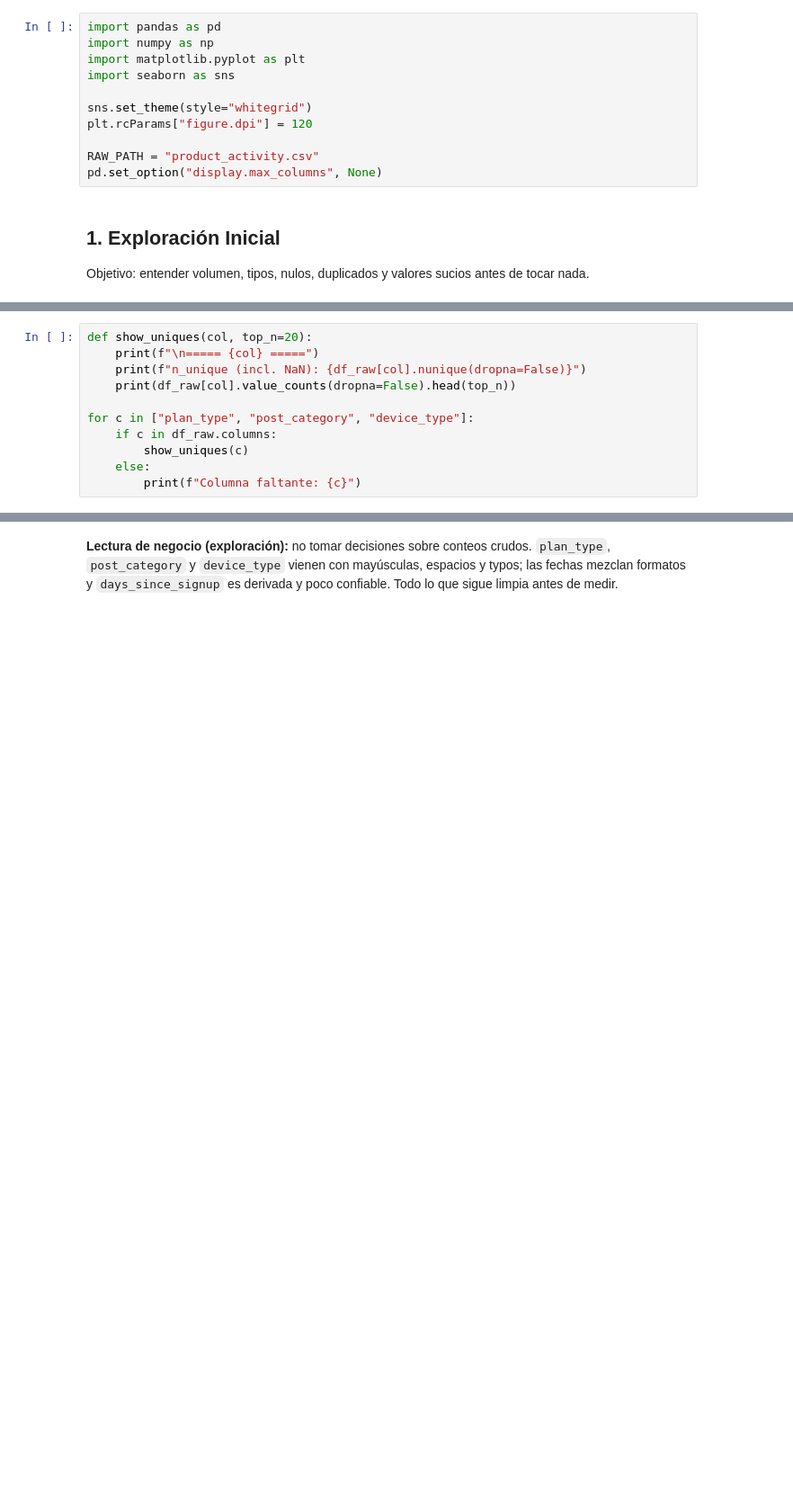
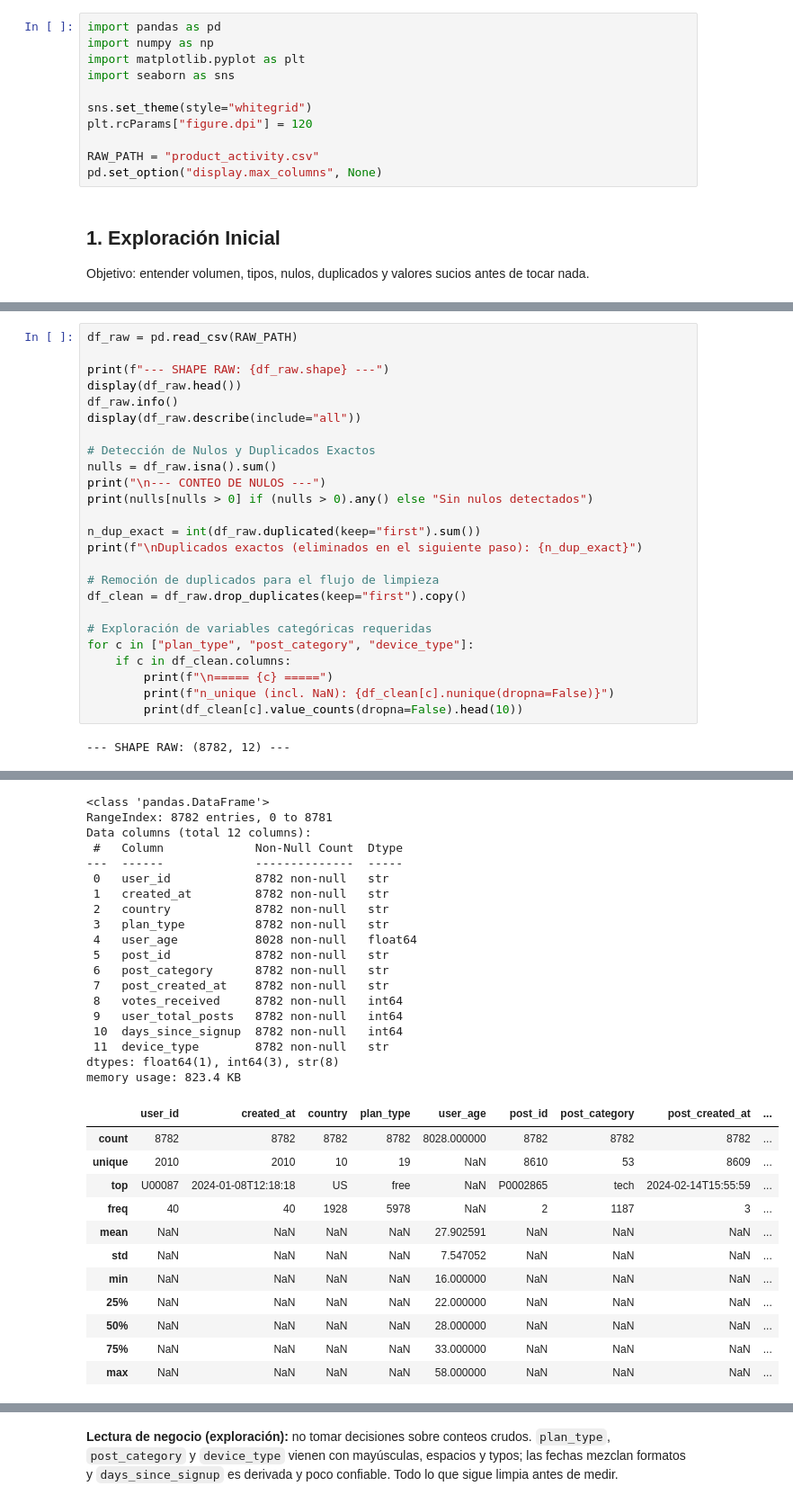
Before and after one commit to EL-Alans-23/TheHuddle9, a Jupyter notebook: IceAnalytics.ipynb, the cells around one changed output, grey strips where cells are left out. Shown at 90% size. Saved outputs shown, nothing was run; the diff lists cells and outputs as text; blank space fills up the shorter version.

```diff
--- a/IceAnalytics.ipynb
+++ b/IceAnalytics.ipynb
@@ -44,11 +24,0 @@ print(f"\nDuplicados exactos (filas 100% idénticas): {n_dup_exact}")
-# %%
-def show_uniques(col, top_n=20):
-    print(f"\n===== {col} =====")
-    print(f"n_unique (incl. NaN): {df_raw[col].nunique(dropna=False)}")
-    print(df_raw[col].value_counts(dropna=False).head(top_n))
-
-for c in ["plan_type", "post_category", "device_type"]:
-    if c in df_raw.columns:
-        show_uniques(c)
-    else:
-        print(f"Columna faltante: {c}")
@@ -81,0 +25,27 @@ else:
+# %%
+df_raw = pd.read_csv(RAW_PATH)
+
+print(f"--- SHAPE RAW: {df_raw.shape} ---")
+display(df_raw.head())
+df_raw.info()
+display(df_raw.describe(include="all"))
+
+# Detección de Nulos y Duplicados Exactos
+nulls = df_raw.isna().sum()
+print("\n--- CONTEO DE NULOS ---")
+print(nulls[nulls > 0] if (nulls > 0).any() else "Sin nulos detectados")
+
+n_dup_exact = int(df_raw.duplicated(keep="first").sum())
+print(f"\nDuplicados exactos (eliminados en el siguiente paso): {n_dup_exact}")
+
+# Remoción de duplicados para el flujo de limpieza
+df_clean = df_raw.drop_duplicates(keep="first").copy()
+
+# Exploración de variables categóricas requeridas
+for c in ["plan_type", "post_category", "device_type"]:
+    if c in df_clean.columns:
+        print(f"\n===== {c} =====")
+        print(f"n_unique (incl. NaN): {df_clean[c].nunique(dropna=False)}")
+        print(df_clean[c].value_counts(dropna=False).head(10))
+# %% [output]
+--- SHAPE RAW: (8782, 12) ---
@@ -81,0 +58,31 @@ else:
+<class 'pandas.DataFrame'>
+RangeIndex: 8782 entries, 0 to 8781
+Data columns (total 12 columns):
+ #   Column             Non-Null Count  Dtype
+---  ------             --------------  -----
+ 0   user_id            8782 non-null   str
+ 1   created_at         8782 non-null   str
+ 2   country            8782 non-null   str
+ 3   plan_type          8782 non-null   str
+ 4   user_age           8028 non-null   float64
+ 5   post_id            8782 non-null   str
+ 6   post_category      8782 non-null   str
+ 7   post_created_at    8782 non-null   str
+ 8   votes_received     8782 non-null   int64
+ 9   user_total_posts   8782 non-null   int64
+ 10  days_since_signup  8782 non-null   int64
+ 11  device_type        8782 non-null   str
+dtypes: float64(1), int64(3), str(8)
+memory usage: 823.4 KB
+|  | user_id | created_at | country | plan_type | user_age | post_id | post_category | post_created_at | ... |
+| count | 8782 | 8782 | 8782 | 8782 | 8028.000000 | 8782 | 8782 | 8782 | ... |
+| unique | 2010 | 2010 | 10 | 19 | NaN | 8610 | 53 | 8609 | ... |
+| top | U00087 | 2024-01-08T12:18:18 | US | free | NaN | P0002865 | tech | 2024-02-14T15:55:59 | ... |
+| freq | 40 | 40 | 1928 | 5978 | NaN | 2 | 1187 | 3 | ... |
+| mean | NaN | NaN | NaN | NaN | 27.902591 | NaN | NaN | NaN | ... |
+| std | NaN | NaN | NaN | NaN | 7.547052 | NaN | NaN | NaN | ... |
+| min | NaN | NaN | NaN | NaN | 16.000000 | NaN | NaN | NaN | ... |
+| 25% | NaN | NaN | NaN | NaN | 22.000000 | NaN | NaN | NaN | ... |
+| 50% | NaN | NaN | NaN | NaN | 28.000000 | NaN | NaN | NaN | ... |
+| 75% | NaN | NaN | NaN | NaN | 33.000000 | NaN | NaN | NaN | ... |
+| max | NaN | NaN | NaN | NaN | 58.000000 | NaN | NaN | NaN | ... |
```
Also changed, not shown: parts of 24 cells of this notebook.
